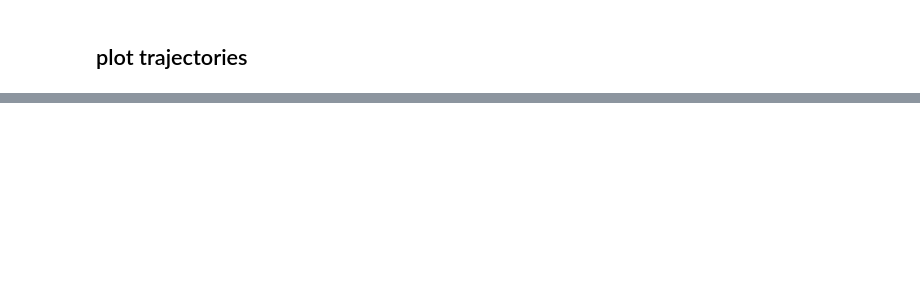
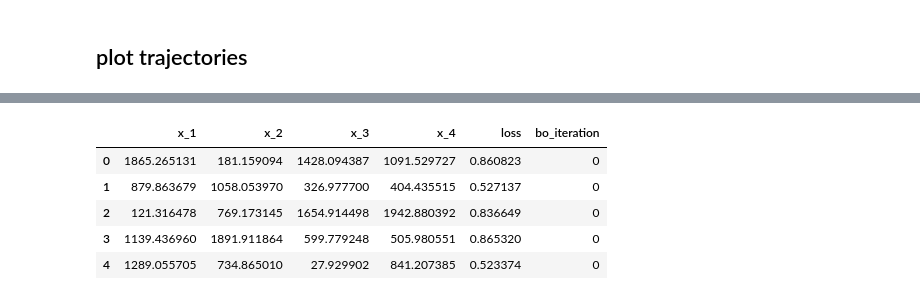
Before and after one commit to benchoi93/origin_destination_bayes_opt, a Jupyter notebook: bayesian_optimization/01_bo_vanilla_quickstart.ipynb, the cells around one changed output, grey strips where cells are left out. Saved outputs shown, nothing was run; the diff lists cells and outputs as text; code cells hidden in the pictures; blank space fills up the shorter version.

```diff
--- a/bayesian_optimization/01_bo_vanilla_quickstart.ipynb
+++ b/bayesian_optimization/01_bo_vanilla_quickstart.ipynb
@@ -599,0 +864,9 @@ NameError: name 'num_epsilon_iter' is not defined
+# %%
+df_training.head()
+# %% [output]
+|  | x_1 | x_2 | x_3 | x_4 | loss | bo_iteration |
+| 0 | 1865.265131 | 181.159094 | 1428.094387 | 1091.529727 | 0.860823 | 0 |
+| 1 | 879.863679 | 1058.053970 | 326.977700 | 404.435515 | 0.527137 | 0 |
+| 2 | 121.316478 | 769.173145 | 1654.914498 | 1942.880392 | 0.836649 | 0 |
+| 3 | 1139.436960 | 1891.911864 | 599.779248 | 505.980551 | 0.865320 | 0 |
+| 4 | 1289.055705 | 734.865010 | 27.929902 | 841.207385 | 0.523374 | 0 |
```
Also changed, not shown: parts of 24 cells of this notebook, 4 other files.
